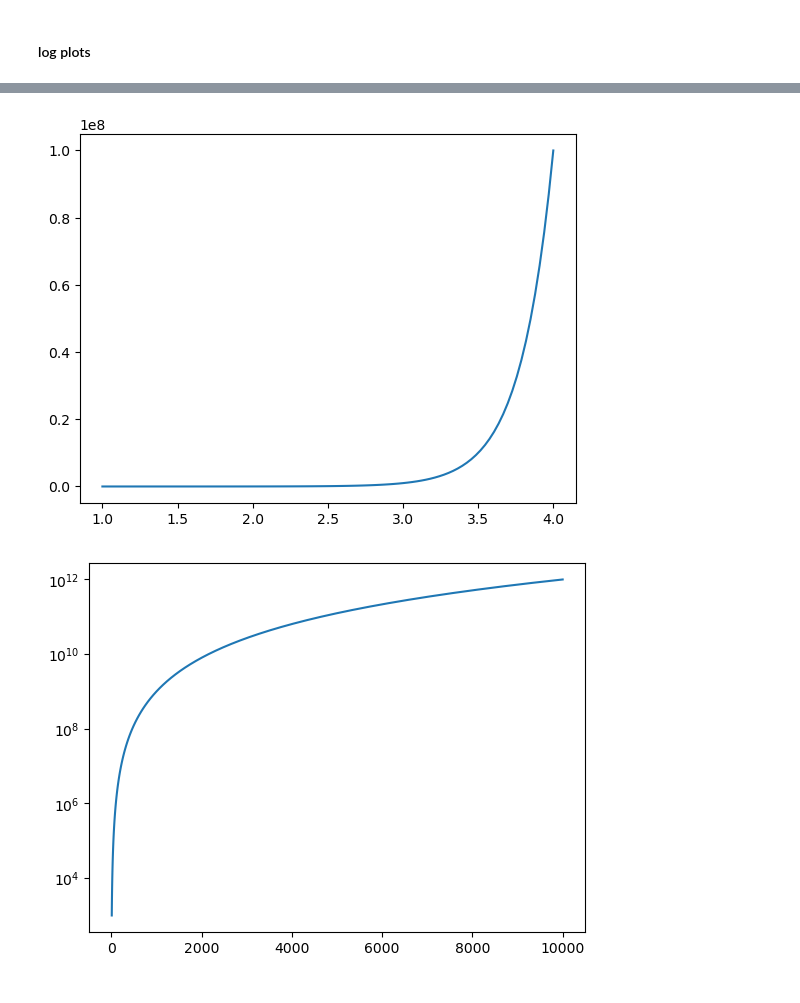
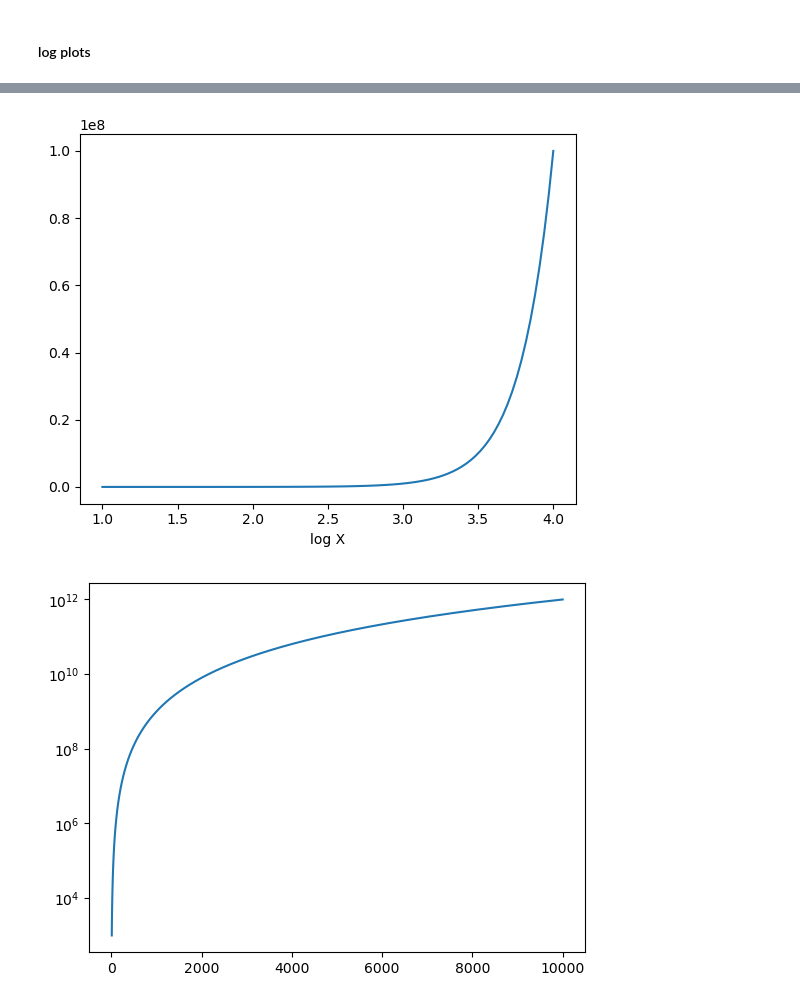
Before and after one commit to Morisset/Python-lectures-Notebooks, a Jupyter notebook: Notebooks/intro_Matplotlib.ipynb, the cells around one changed output, grey strips where cells are left out. Cells and saved outputs as stored; diff of their text form; code cells hidden in the pictures.

```diff
--- a/Notebooks/intro_Matplotlib.ipynb
+++ b/Notebooks/intro_Matplotlib.ipynb
@@ -156,8 +126,9 @@ ax.semilogx(xl, xl**2);
 # %%
 fig, ax = plt.subplots()
-ax.plot(np.log10(xl), xl**2);
+ax.plot(np.log10(xl), xl**2)
+ax.set_xlabel('log X');
 # %% [output]
-[figure, old version]
+[figure, new version]
 # %%
 fig, ax = plt.subplots()
 ax.semilogy(xl, xl**3);
```
Also changed, not shown: parts of 59 cells of this notebook.
